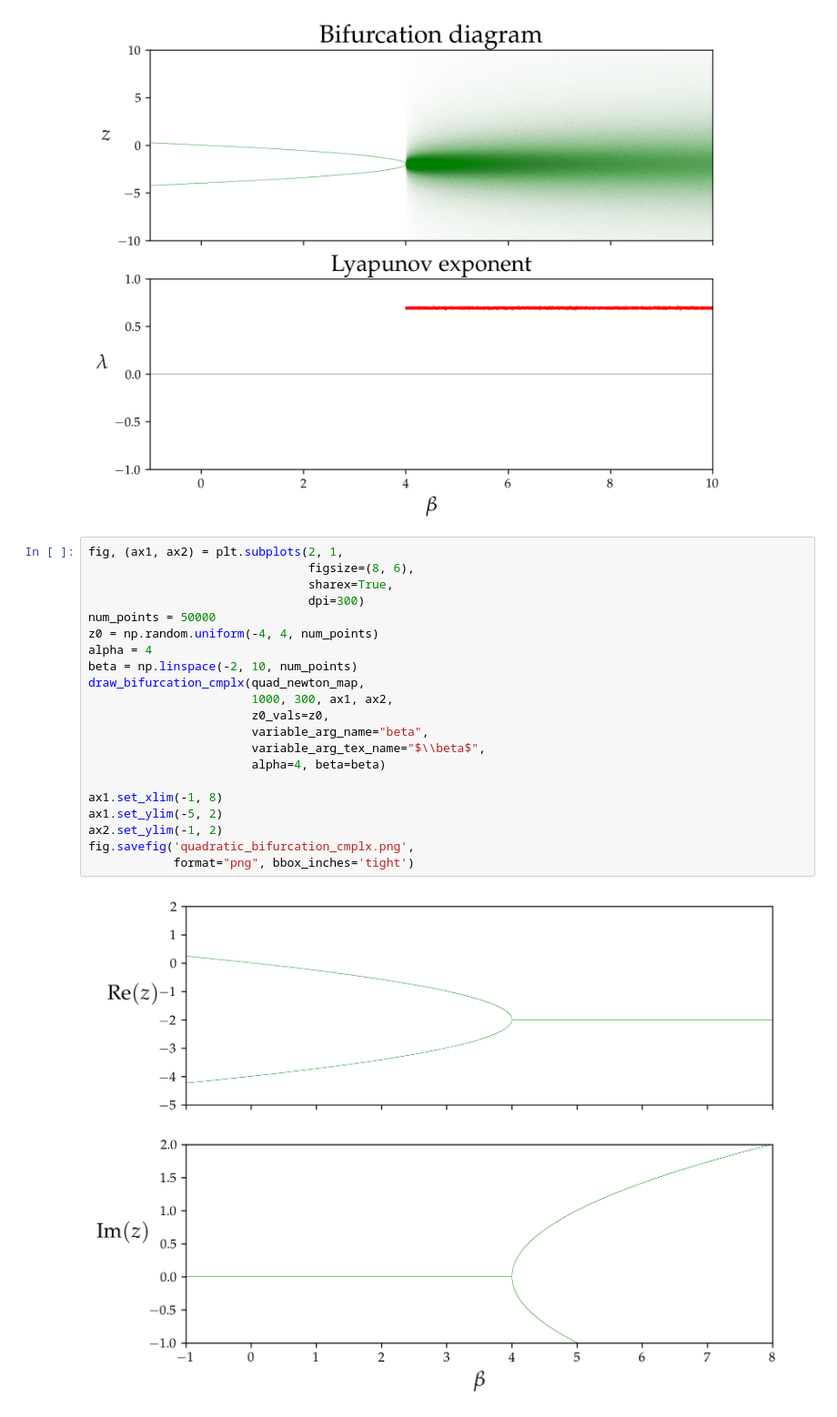
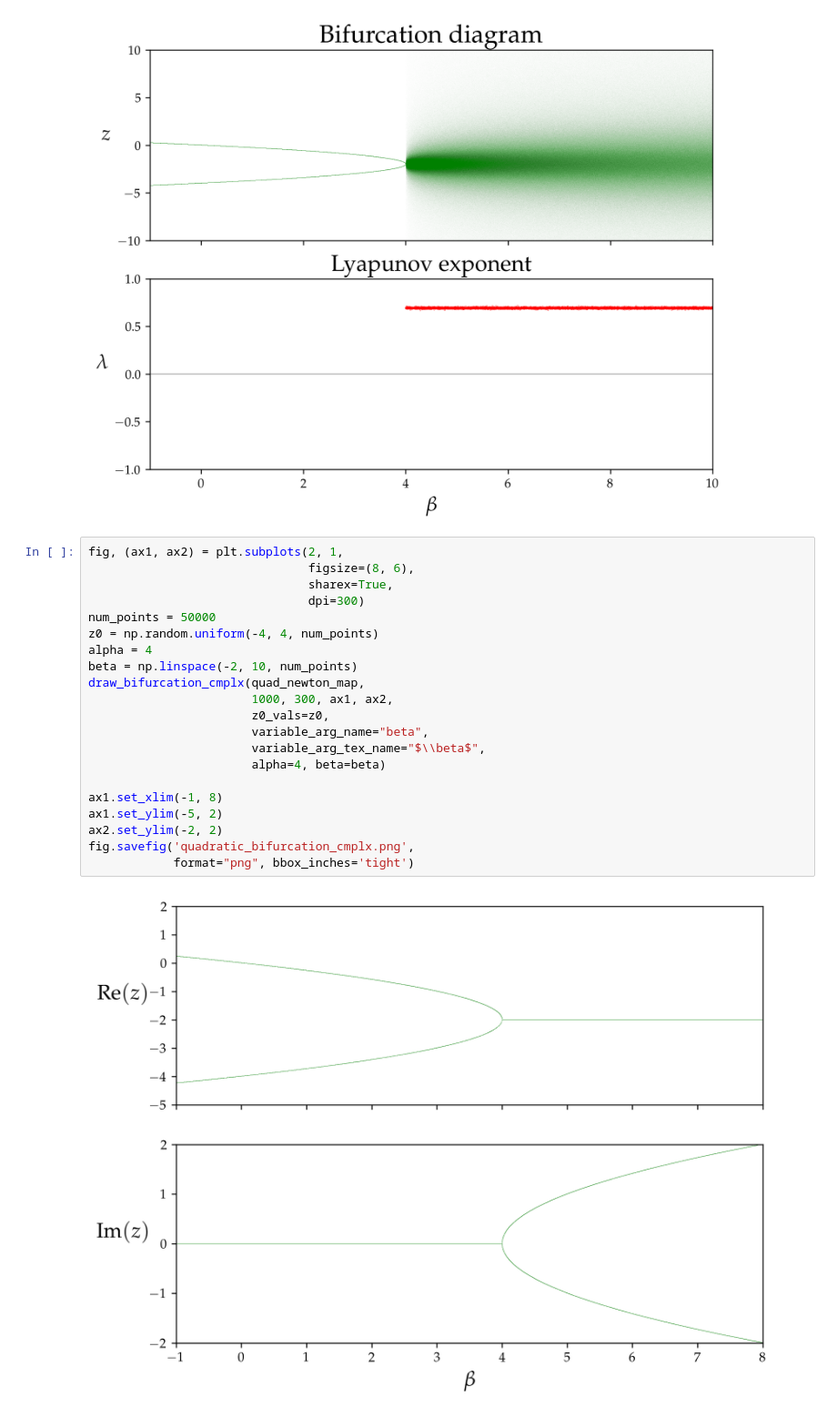
Before and after one commit to apoorvkhurasia/newton_dynamics, a Jupyter notebook: Newton Bifurcation.ipynb, the cells around one changed output. Shown at 91% size. Saved outputs shown, nothing was run; the diff lists cells and outputs as text.

```diff
--- a/Newton Bifurcation.ipynb
+++ b/Newton Bifurcation.ipynb
@@ -33,26 +33,26 @@ fig.savefig('quadratic_bifurcation.png', format="png", bbox_inches='tight')
 # %%
 fig, (ax1, ax2) = plt.subplots(2, 1,
                                figsize=(8, 6),
                                sharex=True,
                                dpi=300)
 num_points = 50000
 z0 = np.random.uniform(-4, 4, num_points)
 alpha = 4
 beta = np.linspace(-2, 10, num_points)
 draw_bifurcation_cmplx(quad_newton_map,
                        1000, 300, ax1, ax2,
                        z0_vals=z0,
                        variable_arg_name="beta",
                        variable_arg_tex_name="$\\beta$",
                        alpha=4, beta=beta)
 
 ax1.set_xlim(-1, 8)
 ax1.set_ylim(-5, 2)
-ax2.set_ylim(-1, 2)
+ax2.set_ylim(-2, 2)
 fig.savefig('quadratic_bifurcation_cmplx.png',
             format="png", bbox_inches='tight')
 # %% [output]
-[figure, old version]
+[figure, new version]
 # %%
 fig, (ax1, ax2) = plt.subplots(2, 1,
                                figsize=(8, 8),
```
Also changed, not shown: parts of 1 cell of this notebook, 3 other files.
